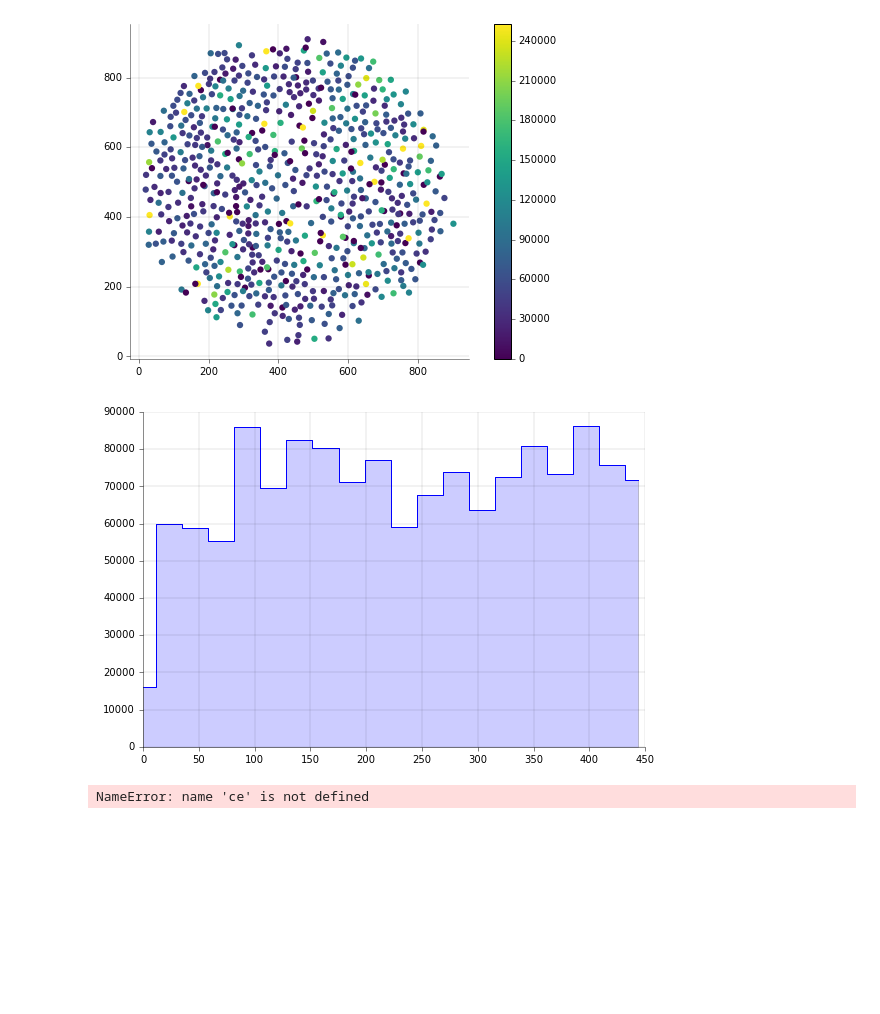
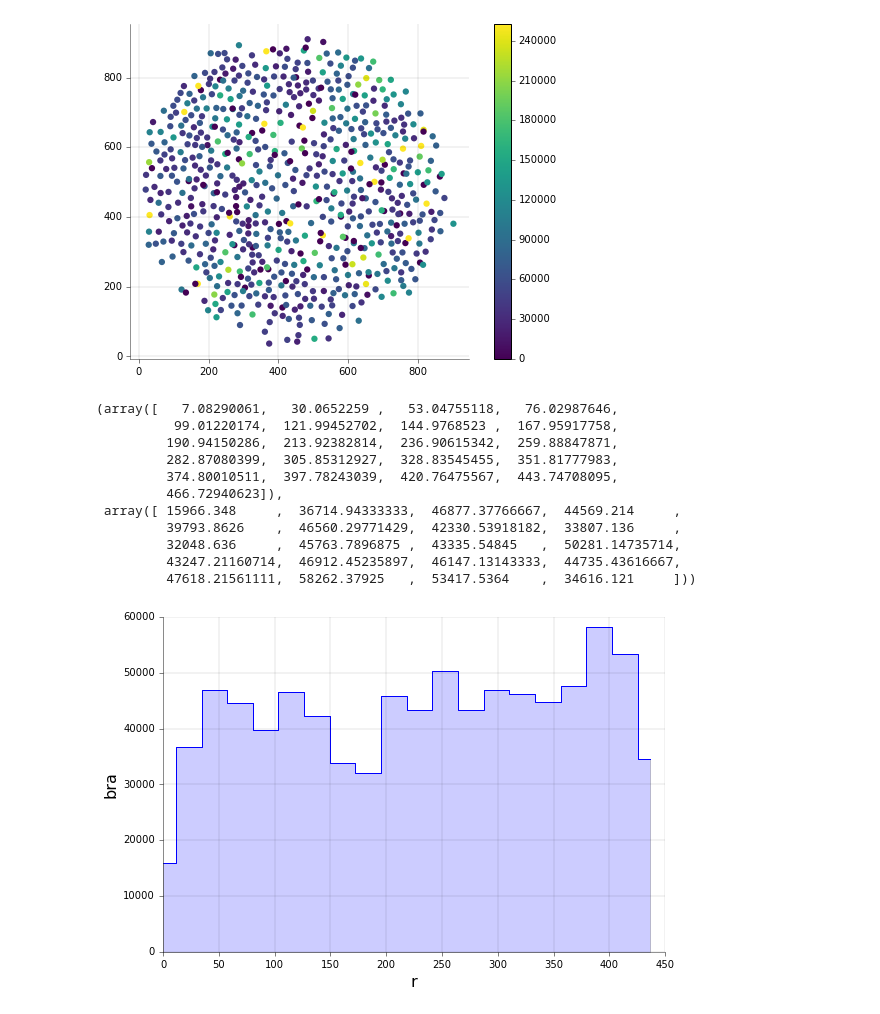
Before and after one commit to jjmetzger/stemcell_segmentation, a Jupyter notebook: watershed3d.ipynb, the cells around one changed output. Drawn from its saved outputs; the diff is of its cells as text; code cells hidden in the pictures; blank space fills up the shorter version.

Commit message:
clean up. TODO: scatter plots

```diff
--- a/watershed3d.ipynb
+++ b/watershed3d.ipynb
@@ -104,19 +104,3 @@ w.dot_plot('bra', colormap_cutoff=0.6)
 # %% [output]
 [figure]
 [figure]
-# %%
-xn,n = w.radial_profile_per_cell('bra',20)
-_,ax = subplots()
-ax.step(xn[:-1]-xn[0],n, where='mid')
-ax.fill_between(xn[:-1]-xn[0], n, alpha=0.2, step='mid')
-# ax.set_xlim([0, ax.get_xlim()[1]])
-watershed3d.nice_spines(ax)
-# %% [output]
-[figure, removed]
-# %%
-rlist = []
-for i1 in ce.index:
-    rlist.append( np.sqrt((ce[i1][1]-w.center[1])**2 + (ce[i1][1]-w.center[1])**2) )
-rlist = np.array(rlist)
-# %% [output]
-NameError: name 'ce' is not defined
@@ -129 +107,16 @@ w.channels['bra'][w.good_nuclei].total_intensity.hist(bins=100)
+# %%
+w.radial_profile_per_cell('bra',20, only_selected_cells=1)
+# %% [output]
+(array([   7.08290061,   30.0652259 ,   53.04755118,   76.02987646,
+          99.01220174,  121.99452702,  144.9768523 ,  167.95917758,
+         190.94150286,  213.92382814,  236.90615342,  259.88847871,
+         282.87080399,  305.85312927,  328.83545455,  351.81777983,
+         374.80010511,  397.78243039,  420.76475567,  443.74708095,
+         466.72940623]),
+ array([ 15966.348     ,  36714.94333333,  46877.37766667,  44569.214     ,
+         39793.8626    ,  46560.29771429,  42330.53918182,  33807.136     ,
+         32048.636     ,  45763.7896875 ,  43335.54845   ,  50281.14735714,
+         43247.21160714,  46912.45235897,  46147.13143333,  44735.43616667,
+         47618.21561111,  58262.37925   ,  53417.5364    ,  34616.121     ]))
+[figure, added]
 # %%
```
Also changed, not shown: parts of 20 cells of this notebook, 1 other file.
